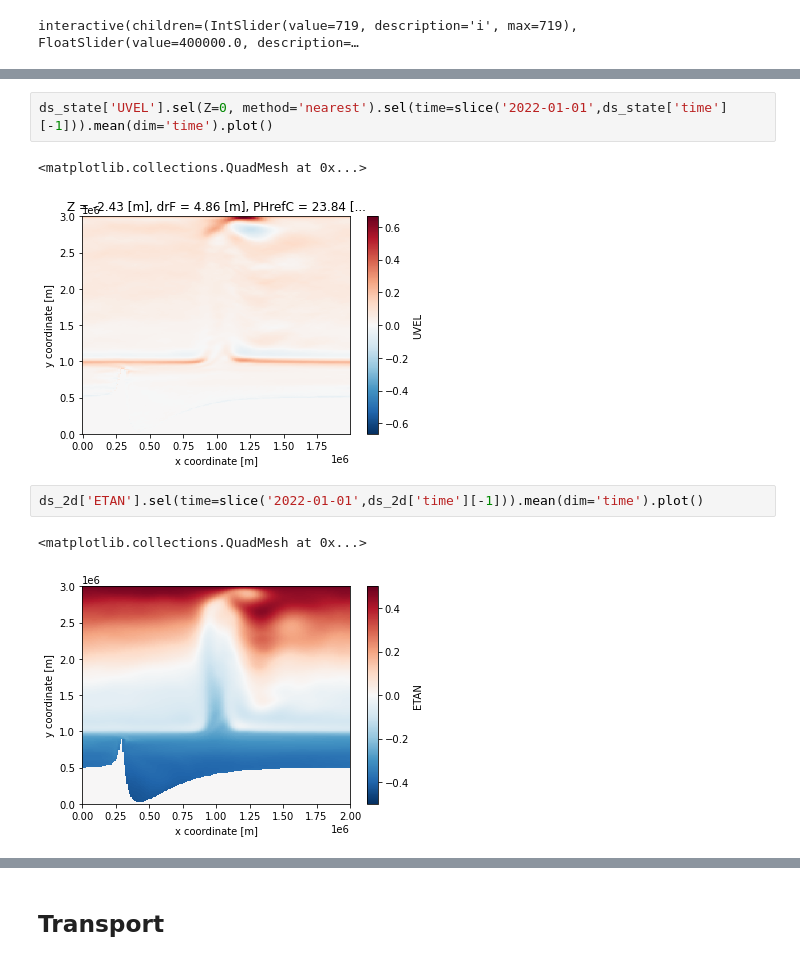
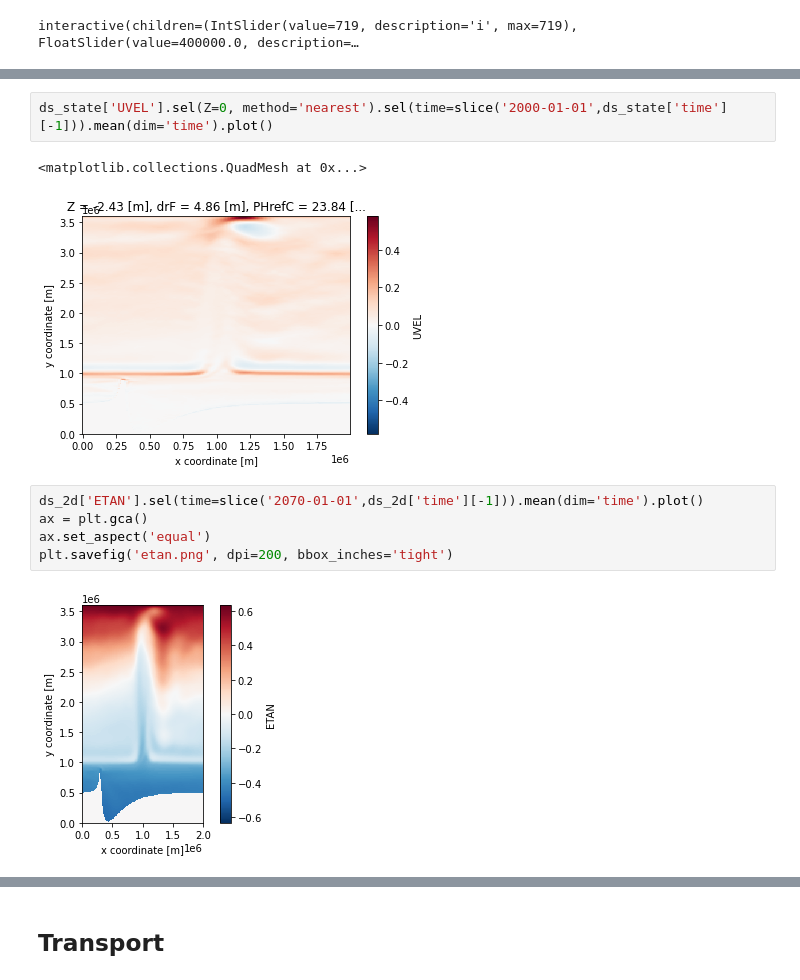
Before and after one commit to edoddridge/SO-channel-embayment, a Jupyter notebook: analysis/analysis-MITgcm-gadi.ipynb, the cells around one changed output, grey strips where cells are left out. Drawn from its saved outputs; the diff is of its cells as text.

```diff
--- a/analysis/analysis-MITgcm-gadi.ipynb
+++ b/analysis/analysis-MITgcm-gadi.ipynb
@@ -882,11 +1284,13 @@ ds_state['UVEL'].sel(Z=0, method='nearest').sel(time=ds_state['time'][-1]).plot(
 # %%
-ds_state['UVEL'].sel(Z=0, method='nearest').sel(time=slice('2022-01-01',ds_state['time'][-1])).mean(dim='time').plot()
+ds_state['UVEL'].sel(Z=0, method='nearest').sel(time=slice('2000-01-01',ds_state['time'][-1])).mean(dim='time').plot()
 # %% [output]
 <matplotlib.collections.QuadMesh at 0x...>
-[figure, old version]
+[figure, new version]
 # %%
-ds_2d['ETAN'].sel(time=slice('2022-01-01',ds_2d['time'][-1])).mean(dim='time').plot()
+ds_2d['ETAN'].sel(time=slice('2070-01-01',ds_2d['time'][-1])).mean(dim='time').plot()
+ax = plt.gca()
+ax.set_aspect('equal')
+plt.savefig('etan.png', dpi=200, bbox_inches='tight')
 # %% [output]
-<matplotlib.collections.QuadMesh at 0x...>
-[figure, old version]
+[figure, new version]
 # %%
```
Also changed, not shown: parts of 98 cells of this notebook.
